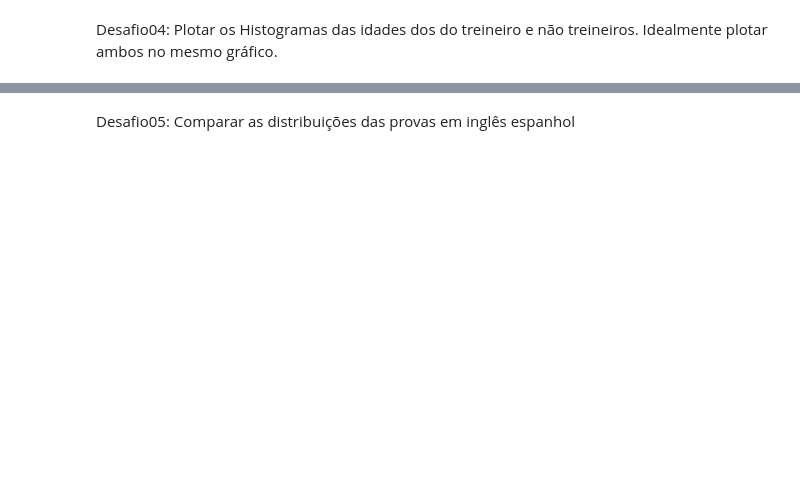
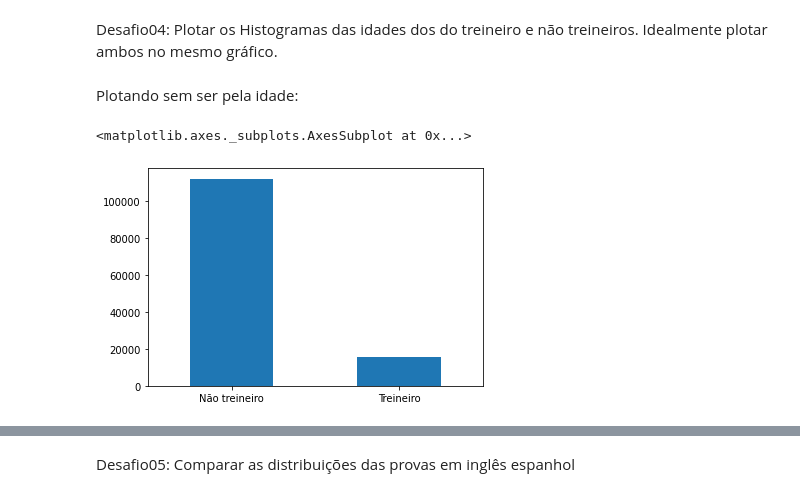
Before and after one commit to gavieira/imersao-dados-2-2020, a Jupyter notebook: Aula01.ipynb, the cells around one changed output, grey strips where cells are left out. Saved outputs shown, nothing was run; the diff lists cells and outputs as text; code cells hidden in the pictures; blank space fills up the shorter version.

```diff
--- a/Aula01.ipynb
+++ b/Aula01.ipynb
@@ -396,2 +414,12 @@ Text(0.5, 0, 'Diferentes áreas')
 # %% [markdown]
 Desafio04: Plotar os Histogramas das idades dos do treineiro e não treineiros. Idealmente plotar ambos no mesmo gráfico.
+# %% [markdown]
+Plotando sem ser pela idade:
+# %%
+# Contou os valores da coluna IN_TREINEIRO
+# Renomeou indíces
+# Plotou gráfico de barra -
+dados.IN_TREINEIRO.value_counts().rename(index={0: "Não treineiro", 1: "Treineiro"}).plot.bar(rot=0)
+# %% [output]
+<matplotlib.axes._subplots.AxesSubplot at 0x...>
+[figure, added]
```
Also changed, not shown: parts of 22 cells of this notebook.
